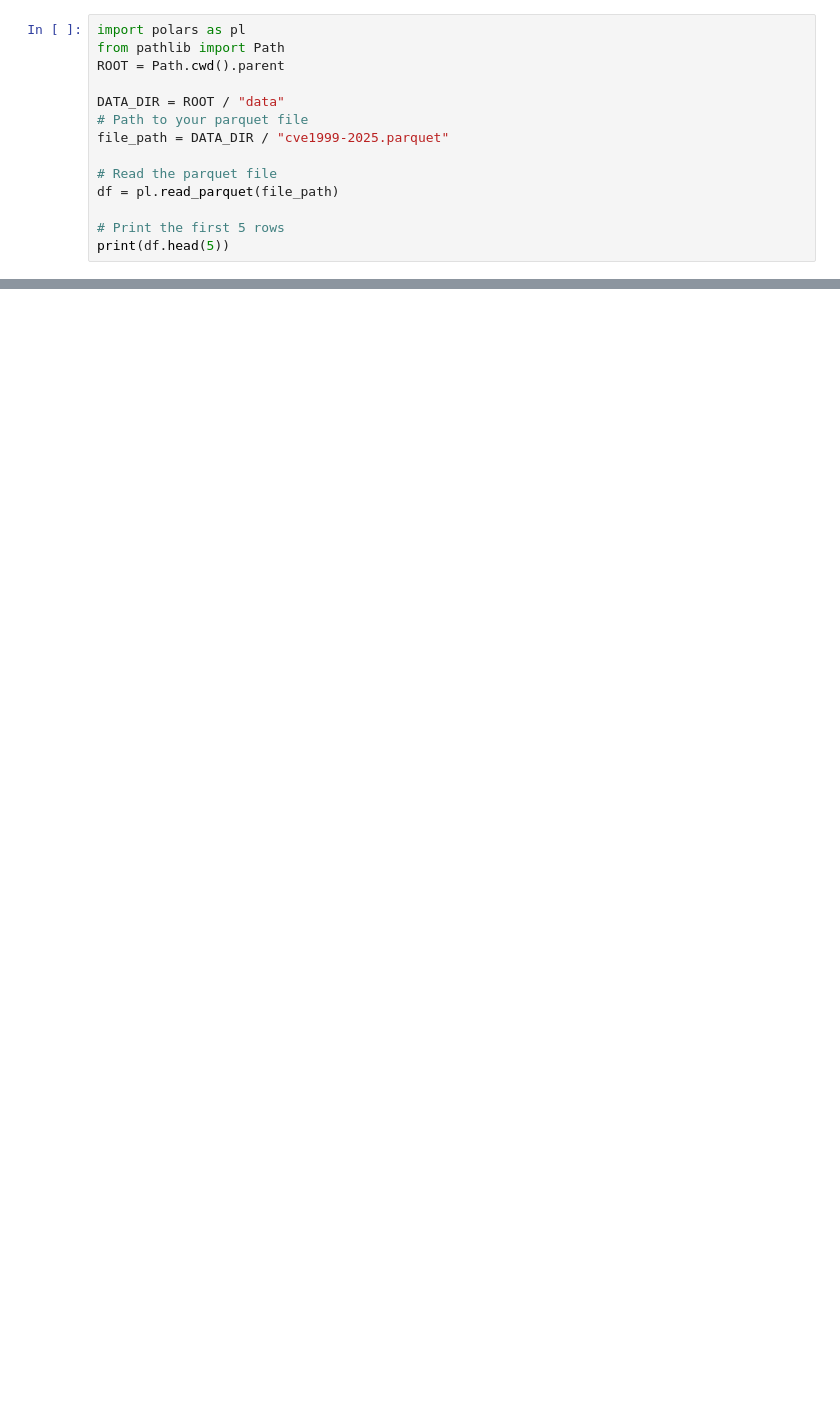
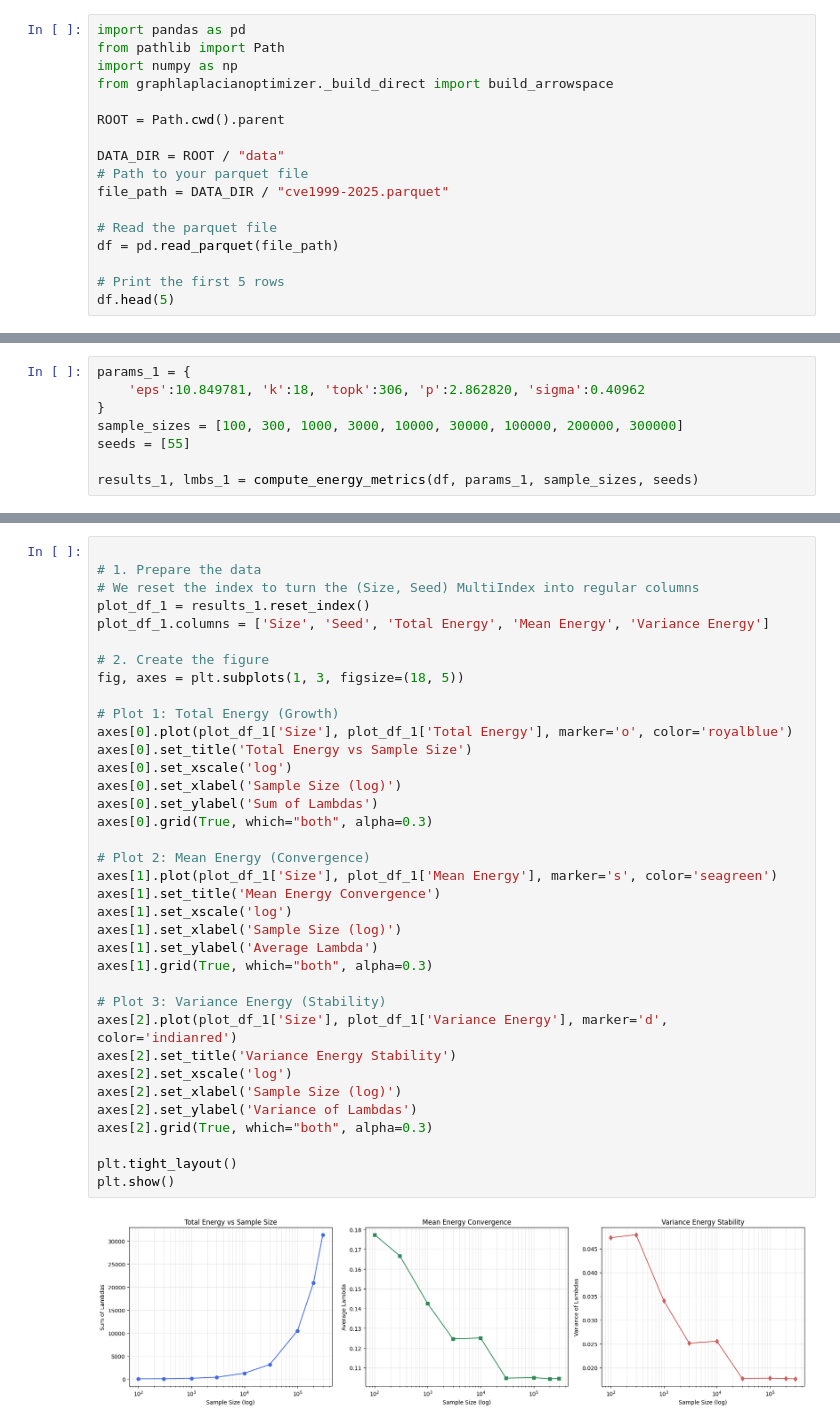
Before and after one commit to MoriondoTommaso/Graph-laplacian-parameters-optimizer, a Jupyter notebook: notebooks/cve_dataset.ipynb, the cells around one changed output, grey strips where cells are left out. Drawn from its saved outputs; the diff is of its cells as text; blank space fills up the shorter version.

Commit message:
total energy and variance plateu analysis

```diff
--- a/notebooks/cve_dataset.ipynb
+++ b/notebooks/cve_dataset.ipynb
@@ -1,6 +1,9 @@
 # %%
-import polars as pl
+import pandas as pd
 from pathlib import Path
+import numpy as np
+from graphlaplacianoptimizer._build_direct import build_arrowspace
+
 ROOT = Path.cwd().parent
 
 DATA_DIR = ROOT / "data"
@@ -8,8 +11,8 @@ DATA_DIR = ROOT / "data"
 file_path = DATA_DIR / "cve1999-2025.parquet"
 
 # Read the parquet file
-df = pl.read_parquet(file_path)
+df = pd.read_parquet(file_path)
 
 # Print the first 5 rows
-print(df.head(5))
+df.head(5)
 # %% [output]
@@ -87,0 +207,8 @@ TypeError: 'builtins.ArrowSpace' object is not subscriptable
+# %%
+params_1 = {
+    'eps':10.849781, 'k':18, 'topk':306, 'p':2.862820, 'sigma':0.40962
+}
+sample_sizes = [100, 300, 1000, 3000, 10000, 30000, 100000, 200000, 300000]
+seeds = [55]
+
+results_1, lmbs_1 = compute_energy_metrics(df, params_1, sample_sizes, seeds)
@@ -87,0 +225,38 @@ TypeError: 'builtins.ArrowSpace' object is not subscriptable
+# %%
+
+# 1. Prepare the data
+# We reset the index to turn the (Size, Seed) MultiIndex into regular columns
+plot_df_1 = results_1.reset_index()
+plot_df_1.columns = ['Size', 'Seed', 'Total Energy', 'Mean Energy', 'Variance Energy']
+
+# 2. Create the figure
+fig, axes = plt.subplots(1, 3, figsize=(18, 5))
+
+# Plot 1: Total Energy (Growth)
+axes[0].plot(plot_df_1['Size'], plot_df_1['Total Energy'], marker='o', color='royalblue')
+axes[0].set_title('Total Energy vs Sample Size')
+axes[0].set_xscale('log')
+axes[0].set_xlabel('Sample Size (log)')
+axes[0].set_ylabel('Sum of Lambdas')
+axes[0].grid(True, which="both", alpha=0.3)
+
+# Plot 2: Mean Energy (Convergence)
+axes[1].plot(plot_df_1['Size'], plot_df_1['Mean Energy'], marker='s', color='seagreen')
+axes[1].set_title('Mean Energy Convergence')
+axes[1].set_xscale('log')
+axes[1].set_xlabel('Sample Size (log)')
+axes[1].set_ylabel('Average Lambda')
+axes[1].grid(True, which="both", alpha=0.3)
+
+# Plot 3: Variance Energy (Stability)
+axes[2].plot(plot_df_1['Size'], plot_df_1['Variance Energy'], marker='d', color='indianred')
+axes[2].set_title('Variance Energy Stability')
+axes[2].set_xscale('log')
+axes[2].set_xlabel('Sample Size (log)')
+axes[2].set_ylabel('Variance of Lambdas')
+axes[2].grid(True, which="both", alpha=0.3)
+
+plt.tight_layout()
+plt.show()
+# %% [output]
+[figure, added]
```
Also changed, not shown: parts of 17 cells of this notebook, 12 other files.
